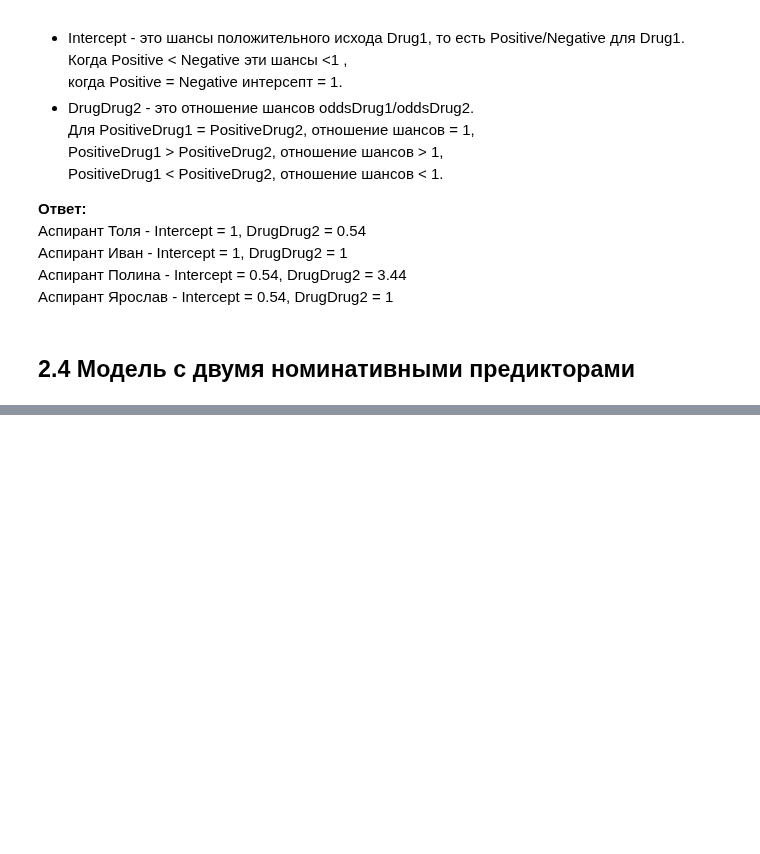
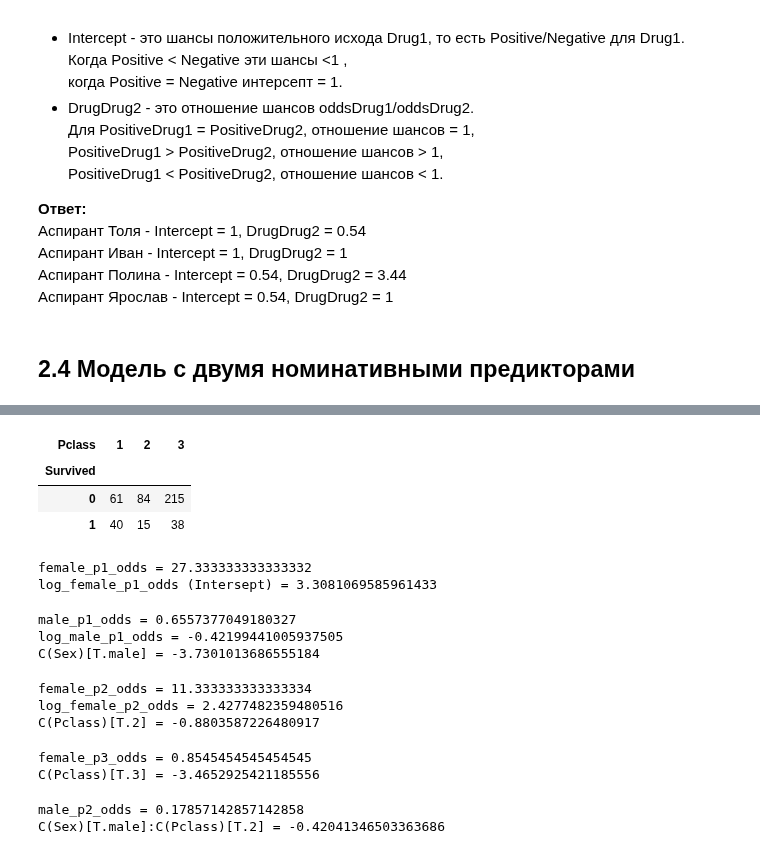
Before and after one commit to LiquidVac/My_study, a Jupyter notebook: STEPIK. Основы статистики ч.2/Лекция 2. Основы Cтатистики ч.2.ipynb, the cells around one changed output, grey strips where cells are left out. Cells and saved outputs as stored; diff of their text form; code cells hidden in the pictures; blank space fills up the shorter version.

```diff
--- a/STEPIK. Основы статистики ч.2/Лекция 2. Основы Cтатистики ч.2.ipynb
+++ b/STEPIK. Основы статистики ч.2/Лекция 2. Основы Cтатистики ч.2.ipynb
@@ -520,0 +606,58 @@ PositiveDrug1 < PositiveDrug2, отношение шансов < 1.
+# %%
+# Таблица сопряженности между переменными выжил/не выжил и классом пассажира для мужчин.
+cross_table_male = pd.crosstab(titanic_df[titanic_df.Sex == 'male'].Survived, titanic_df.Pclass)
+cross_table_male
+# %% [output]
+| Pclass | 1 | 2 | 3 |
+| Survived |  |  |  |
+| 0 | 61 | 84 | 215 |
+| 1 | 40 | 15 | 38 |
+# %%
+# Intercept
+female_p1_odds = cross_table_female.iloc[1, 0] / cross_table_female.iloc[0, 0]
+print("female_p1_odds =", female_p1_odds)
+log_female_p1_odds = np.log(female_p1_odds)
+print("log_female_p1_odds (Intersept) =", log_female_p1_odds)
+# %% [output]
+female_p1_odds = 27.333333333333332
+log_female_p1_odds (Intersept) = 3.3081069585961433
+# %%
+# C(Sex)[T.male]
+male_p1_odds = cross_table_male.iloc[1, 0] / cross_table_male.iloc[0, 0]
+print("male_p1_odds =", male_p1_odds)
+log_male_p1_odds = np.log(male_p1_odds)
+print("log_male_p1_odds =", log_male_p1_odds)
+
+print("C(Sex)[T.male] =", log_male_p1_odds - log_female_p1_odds) # np.log(male_p1_odds / female_p1_odds)
+# %% [output]
+male_p1_odds = 0.6557377049180327
+log_male_p1_odds = -0.42199441005937505
+C(Sex)[T.male] = -3.7301013686555184
+# %%
+# C(Pclass)[T.2]
+female_p2_odds = cross_table_female.iloc[1, 1] / cross_table_female.iloc[0, 1]
+print("female_p2_odds =", female_p2_odds)
+
+print("C(Pclass)[T.2] =" , np.log(female_p2_odds / female_p1_odds))
+# %% [output]
+female_p2_odds = 11.333333333333334
+log_female_p2_odds = 2.4277482359480516
+C(Pclass)[T.2] = -0.8803587226480917
+# %%
+# C(Pclass)[T.3]
+female_p3_odds = cross_table_female.iloc[1, 2] / cross_table_female.iloc[0, 2]
+print("female_p3_odds =", female_p3_odds)
+
+print("C(Pclass)[T.3] =" , np.log(female_p3_odds / female_p1_odds))
+# %% [output]
+female_p3_odds = 0.8545454545454545
+C(Pclass)[T.3] = -3.4652925421185556
+# %%
+# C(Sex)[T.male]:C(Pclass)[T.2]
+male_p2_odds = cross_table_male.iloc[1, 1] / cross_table_male.iloc[0, 1]
+print("male_p2_odds =", male_p2_odds)
+
+print("C(Sex)[T.male]:C(Pclass)[T.2] =" , np.log(male_p2_odds / female_p2_odds) - np.log(male_p1_odds / female_p1_odds))
+# %% [output]
+male_p2_odds = 0.17857142857142858
+C(Sex)[T.male]:C(Pclass)[T.2] = -0.42041346503363686
```
Also changed, not shown: parts of 18 cells of this notebook.
